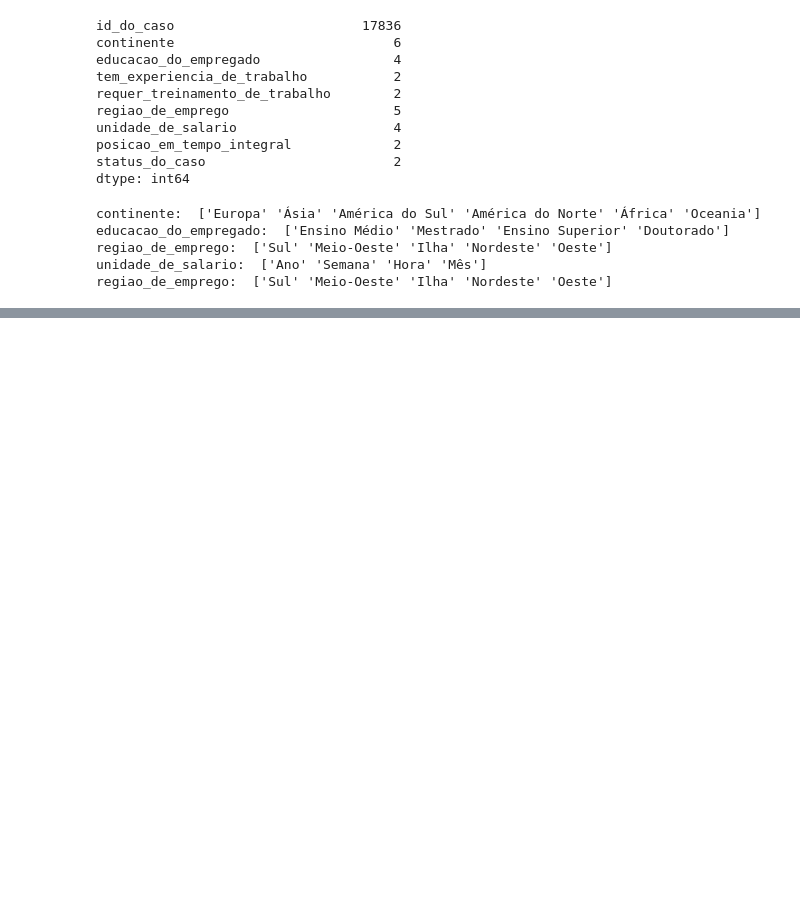
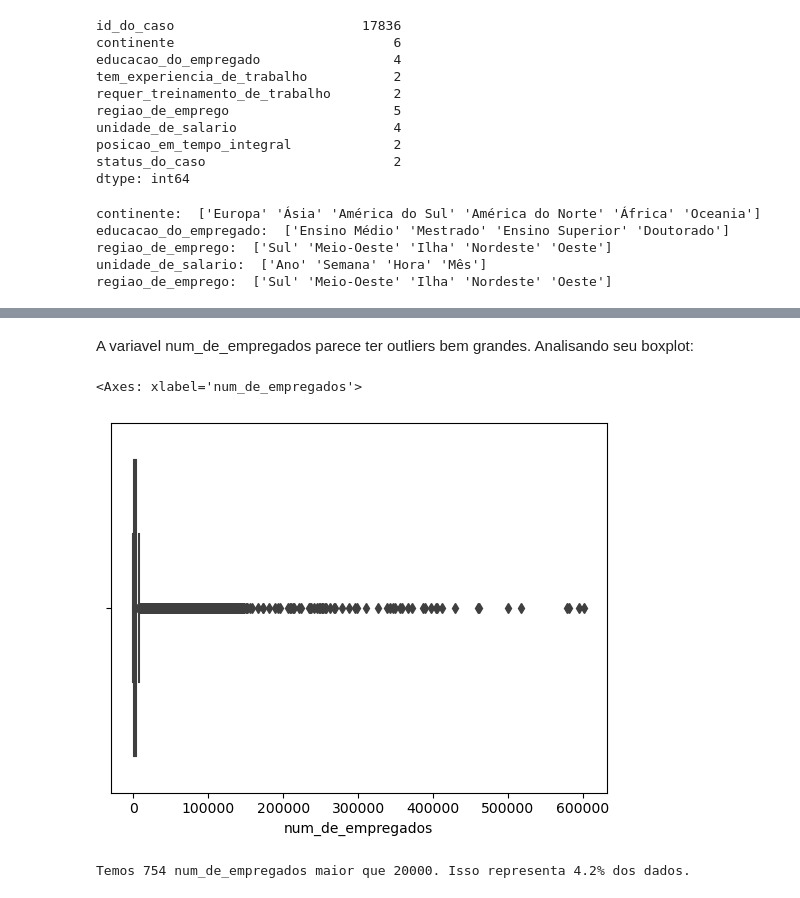
Before and after one commit to leoalvessantana/ML-Olympiad-Vistos-Classification, a Jupyter notebook: vistos_classification.ipynb, the cells around one changed output, grey strips where cells are left out. Cells and saved outputs as stored; diff of their text form; code cells hidden in the pictures; blank space fills up the shorter version.

```diff
--- a/vistos_classification.ipynb
+++ b/vistos_classification.ipynb
@@ -169,0 +192,13 @@ Hipoteses
+# %% [markdown]
+A variavel num_de_empregados parece ter outliers bem grandes. Analisando seu boxplot:
+# %%
+sns.boxplot(x=df3["num_de_empregados"])
+# %% [output]
+<Axes: xlabel='num_de_empregados'>
+[figure, added]
+# %%
+aux = len(df3[df3["num_de_empregados"] > 20000])
+
+print('Temos {} num_de_empregados maior que 20000. Isso representa {}% dos dados.'.format(aux, round(aux/df3.shape[0], 3)*100))
+# %% [output]
+Temos 754 num_de_empregados maior que 20000. Isso representa 4.2% dos dados.
```
Also changed, not shown: parts of 54 cells of this notebook, 1 other file.
